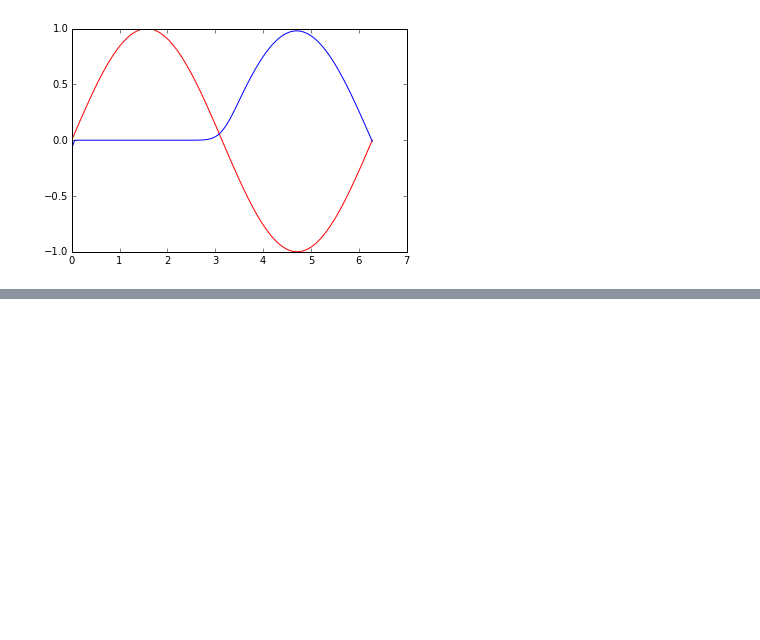
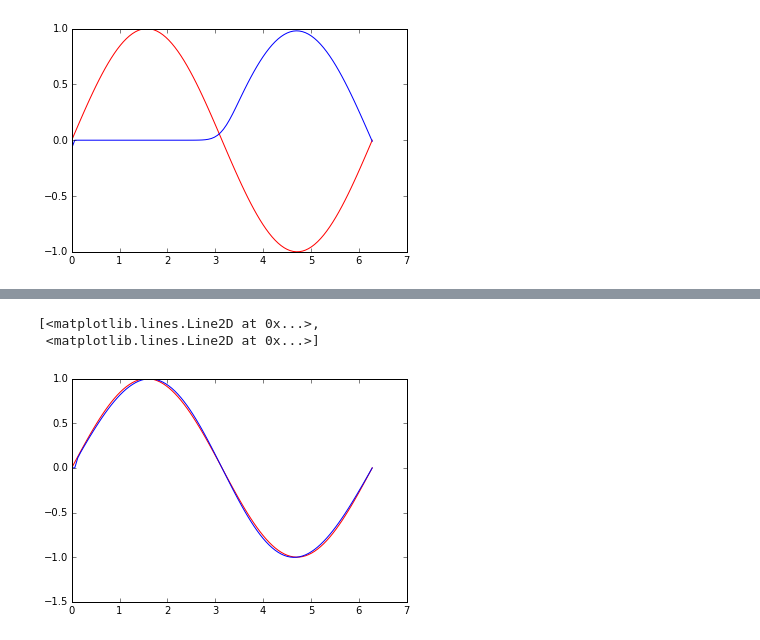
Before and after one commit to yayazhai/COMPLXSYS530, a Jupyter notebook: IPython_check/03.Differential_Equation.ipynb, the cells around one changed output, grey strips where cells are left out. Saved outputs shown, nothing was run; the diff lists cells and outputs as text; code cells hidden in the pictures; blank space fills up the shorter version.

```diff
--- a/IPython_check/03.Differential_Equation.ipynb
+++ b/IPython_check/03.Differential_Equation.ipynb
@@ -50,9 +50,7 @@ plt.plot(x, u0);
 # Compute the change of every point in space for every time step
 # Initialize new arrays to record space and wave
 u = np.copy(u0)
-xn = np.copy(x)
 for n in range(nt):
-    xn
     # u_n is a copy of waveform in time point n, then we would use u_n to calculate waveform in time point n+1 $u$
     u_n = np.copy(u)
     for i in range(len(x)):
@@ -69,0 +78,20 @@ plt.plot(x,u0,'r',x,u,'b')
+# %%
+# Waveform after nt*dt
+# Again, compute the change of every point in space for every time step
+u_nonlinear = np.copy(u0)
+x_nonlinear = np.copy(x)
+for n in range(nt):
+    # make a copy of wave at old time point and use it to generate signals for new wave
+    u_old = np.copy(u_nonlinear)
+    for i in range(len(x)):
+        if i == 1:
+            u_nonlinear[i] = 0
+        else:
+            u_nonlinear[i] = u_old[i] - u_old[i]*dt/dx*(u_old[i]-u_old[i-1])
+
+plt.plot(x,u0,'r',x_nonlinear,u_nonlinear,'b')
+# We can see that the waveform has changed.
+# %% [output]
+[<matplotlib.lines.Line2D at 0x...>,
+ <matplotlib.lines.Line2D at 0x...>]
+[figure, added]
```
Also changed, not shown: parts of 1 cell of this notebook.
